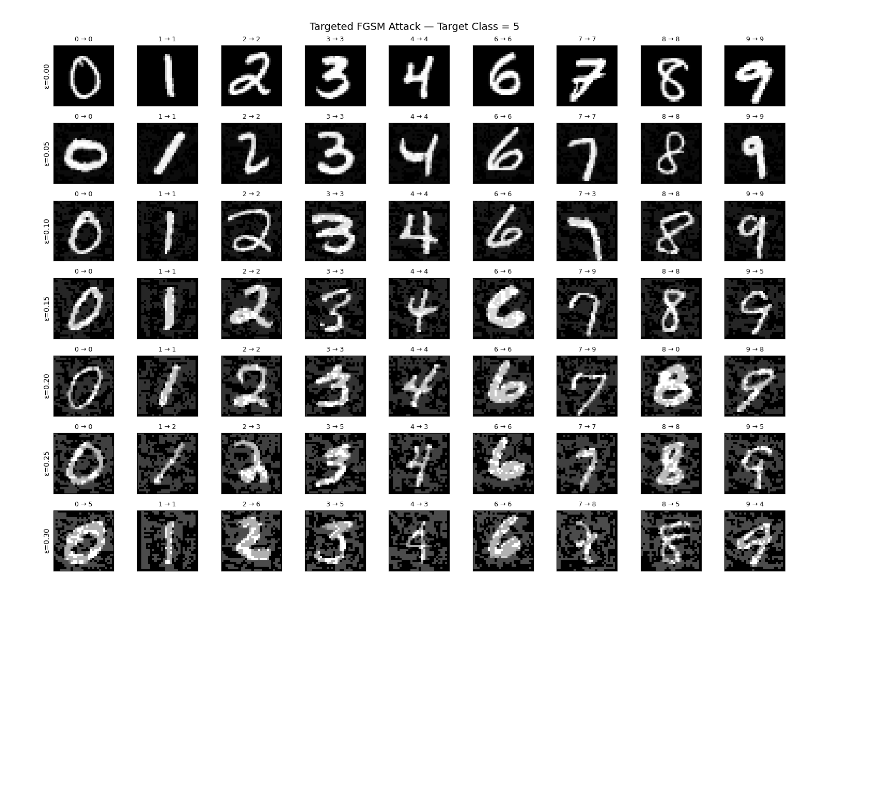
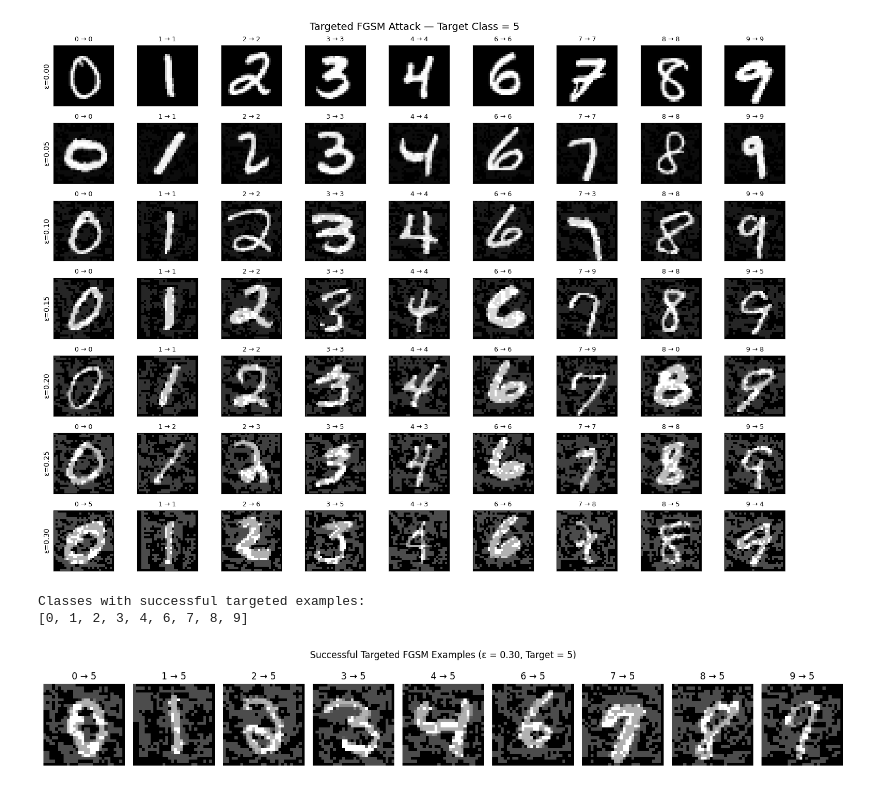
Before and after one commit to luisy-eng/ECE491_Lab2, a Jupyter notebook: Task2/targeted_fgsm.ipynb, the cells around one changed output. Cells and saved outputs as stored; diff of their text form; code cells hidden in the pictures; blank space fills up the shorter version.

```diff
--- a/Task2/targeted_fgsm.ipynb
+++ b/Task2/targeted_fgsm.ipynb
@@ -650,0 +666,68 @@ plt.show()
+# %%
+successful_examples = find_successful_targeted_examples(
+    model,
+    device,
+    test_loader,
+    epsilon=0.30,
+    target_label=5
+)
+
+print("Classes with successful targeted examples:")
+print(sorted(successful_examples.keys()))
+# %% [output]
+Classes with successful targeted examples:
+[0, 1, 2, 3, 4, 6, 7, 8, 9]
+# %%
+source_classes = [0, 1, 2, 3, 4, 6, 7, 8, 9]
+
+fig, axes = plt.subplots(
+    1,
+    len(source_classes),
+    figsize=(15, 2.5)
+)
+
+for ax, digit in zip(axes, source_classes):
+
+    if digit in successful_examples:
+
+        ax.imshow(
+            successful_examples[digit],
+            cmap="gray"
+        )
+
+        ax.set_title(
+            f"{digit} → 5"
+        )
+
+    else:
+
+        ax.text(
+            0.5,
+            0.5,
+            "No success",
+            ha="center",
+            va="center"
+        )
+
+        ax.set_title(
+            f"{digit} → ?"
+        )
+
+    ax.axis("off")
+
+plt.suptitle(
+    "Successful Targeted FGSM Examples "
+    "(ε = 0.30, Target = 5)"
+)
+
+plt.tight_layout()
+
+plt.savefig(
+    "task2_successful_examples.png",
+    dpi=300,
+    bbox_inches="tight"
+)
+
+plt.show()
+# %% [output]
+[figure, added]
```
Also changed, not shown: parts of 3 cells of this notebook.
